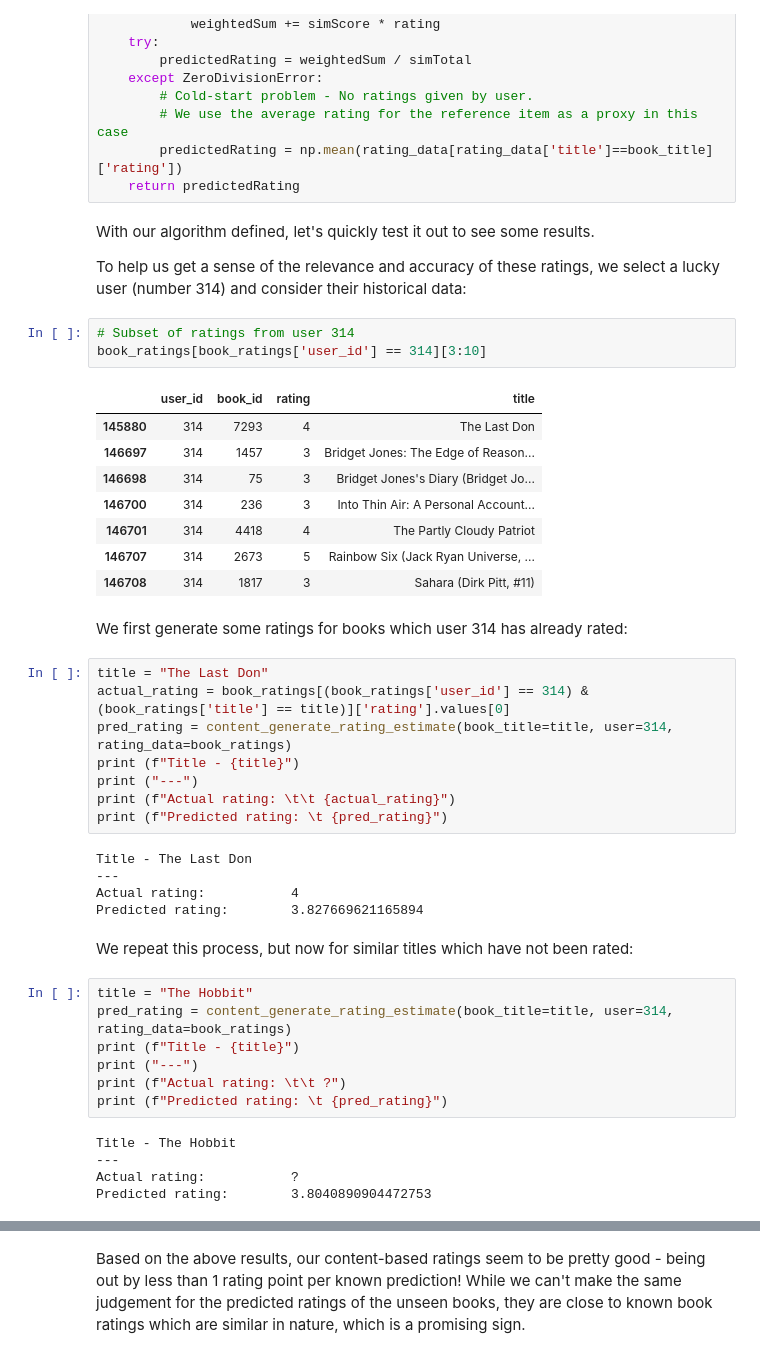
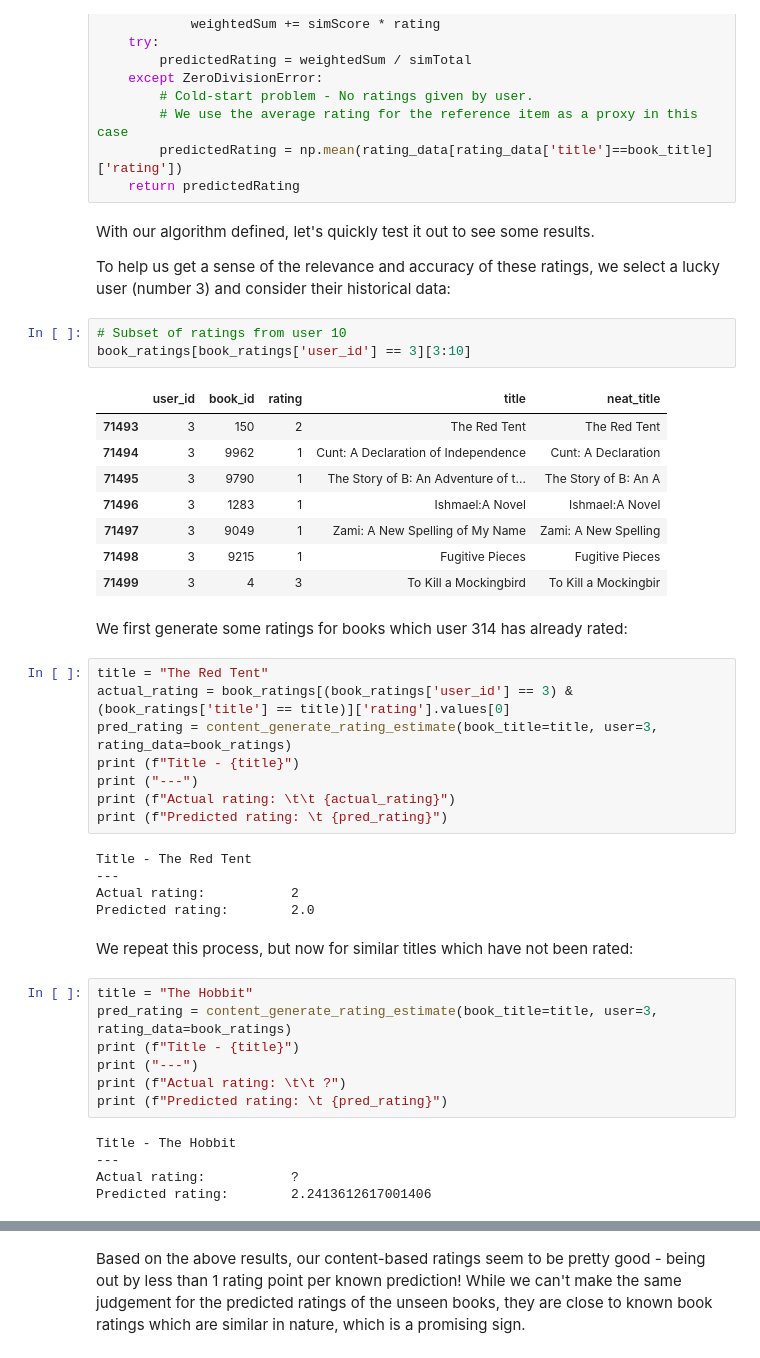
Before and after one commit to EbrahemHassan132/goodbooks-10k, a Jupyter notebook: Bulding_the_recommender_system.ipynb, the cells around one changed output, grey strips where cells are left out. Drawn from its saved outputs; the diff is of its cells as text.

```diff
--- a/Bulding_the_recommender_system.ipynb
+++ b/Bulding_the_recommender_system.ipynb
@@ -347,39 +348,39 @@ def content_generate_rating_estimate(book_title, user, rating_data, k=20, thresh
 # %% [markdown]
 With our algorithm defined, let's quickly test it out to see some results.
 
-To help us get a sense of the relevance and accuracy of these ratings, we select a lucky user (number 314) and consider their historical data:
+To help us get a sense of the relevance and accuracy of these ratings, we select a lucky user (number 3) and consider their historical data:
 # %%
-# Subset of ratings from user 314
-book_ratings[book_ratings['user_id'] == 314][3:10]
+# Subset of ratings from user 10
+book_ratings[book_ratings['user_id'] == 3][3:10]
 # %% [output]
-|  | user_id | book_id | rating | title |
-| 145880 | 314 | 7293 | 4 | The Last Don |
-| 146697 | 314 | 1457 | 3 | Bridget Jones: The Edge of Reason... |
-| 146698 | 314 | 75 | 3 | Bridget Jones's Diary (Bridget Jo... |
-| 146700 | 314 | 236 | 3 | Into Thin Air: A Personal Account... |
-| 146701 | 314 | 4418 | 4 | The Partly Cloudy Patriot |
-| 146707 | 314 | 2673 | 5 | Rainbow Six (Jack Ryan Universe, ... |
-| 146708 | 314 | 1817 | 3 | Sahara (Dirk Pitt, #11) |
+|  | user_id | book_id | rating | title | neat_title |
+| 71493 | 3 | 150 | 2 | The Red Tent | The Red Tent |
+| 71494 | 3 | 9962 | 1 | Cunt: A Declaration of Independence | Cunt: A Declaration |
+| 71495 | 3 | 9790 | 1 | The Story of B: An Adventure of t... | The Story of B: An A |
+| 71496 | 3 | 1283 | 1 | Ishmael:A Novel | Ishmael:A Novel |
+| 71497 | 3 | 9049 | 1 | Zami: A New Spelling of My Name | Zami: A New Spelling |
+| 71498 | 3 | 9215 | 1 | Fugitive Pieces | Fugitive Pieces |
+| 71499 | 3 | 4 | 3 | To Kill a Mockingbird | To Kill a Mockingbir |
 # %% [markdown]
 We first generate some ratings for books which user 314 has already rated:
 # %%
-title = "The Last Don"
-actual_rating = book_ratings[(book_ratings['user_id'] == 314) & (book_ratings['title'] == title)]['rating'].values[0]
-pred_rating = content_generate_rating_estimate(book_title=title, user=314, rating_data=book_ratings)
+title = "The Red Tent"
+actual_rating = book_ratings[(book_ratings['user_id'] == 3) & (book_ratings['title'] == title)]['rating'].values[0]
+pred_rating = content_generate_rating_estimate(book_title=title, user=3, rating_data=book_ratings)
 print (f"Title - {title}")
 print ("---")
 print (f"Actual rating: \t\t {actual_rating}")
 print (f"Predicted rating: \t {pred_rating}")
 # %% [output]
-Title - The Last Don
+Title - The Red Tent
 ---
-Actual rating:           4
-Predicted rating:        3.827669621165894
+Actual rating:           2
+Predicted rating:        2.0
 # %% [markdown]
 We repeat this process, but now for similar titles which have not been rated:
 # %%
 title = "The Hobbit"
-pred_rating = content_generate_rating_estimate(book_title=title, user=314, rating_data=book_ratings)
+pred_rating = content_generate_rating_estimate(book_title=title, user=3, rating_data=book_ratings)
 print (f"Title - {title}")
 print ("---")
 print (f"Actual rating: \t\t ?")
@@ -388,6 +389,6 @@ print (f"Predicted rating: \t {pred_rating}")
 Title - The Hobbit
 ---
 Actual rating:           ?
-Predicted rating:        3.8040890904472753
+Predicted rating:        2.2413612617001406
 # %%
 title = "Dune (Dune Chronicles #1)"
```
Also changed, not shown: parts of 23 cells of this notebook.
